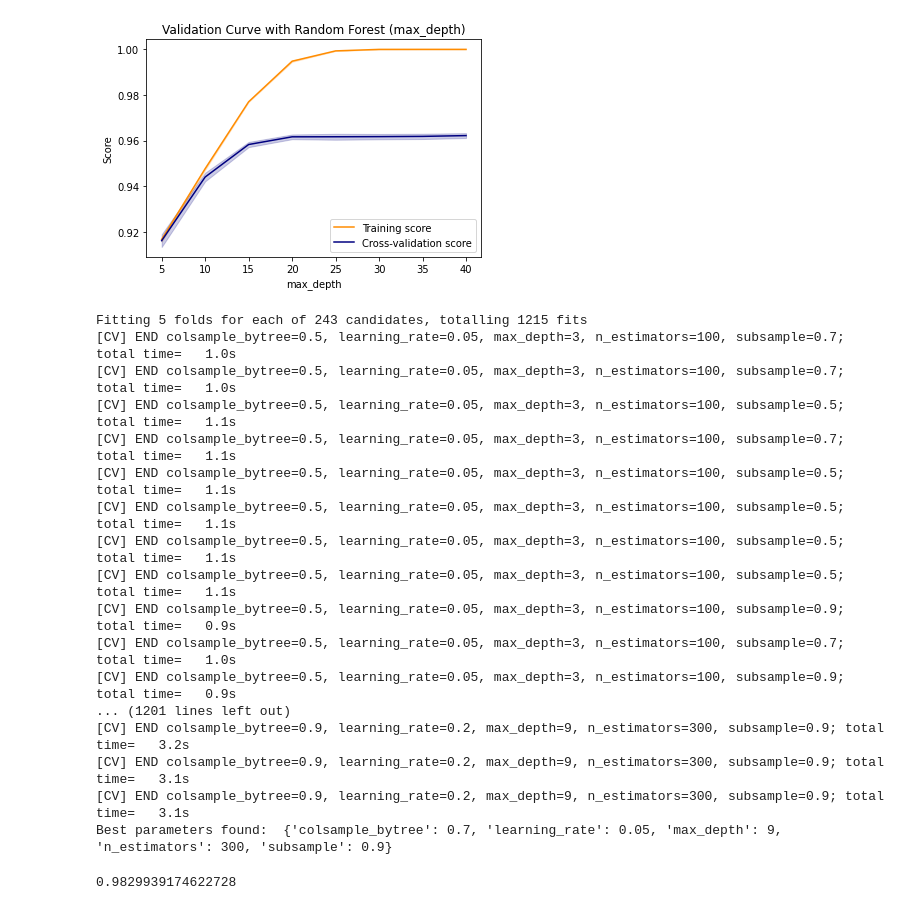
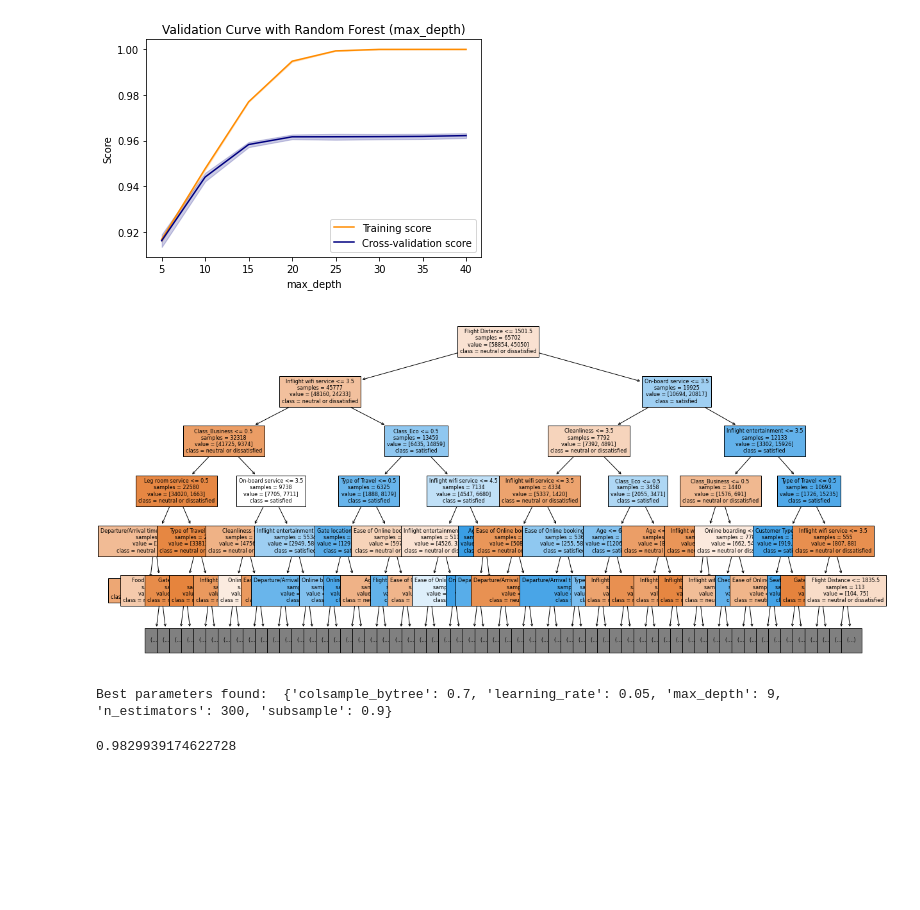
Before and after one commit to Peta0228/Airline-Satisfaction-Prediction, a Jupyter notebook: main.ipynb, the cells around one changed output. Cells and saved outputs as stored; diff of their text form; code cells hidden in the pictures; blank space fills up the shorter version.

```diff
--- a/main.ipynb
+++ b/main.ipynb
@@ -290,6 +275,13 @@ plot_validation_curve(RandomForestClassifier(random_state=5741), train_x, train_
 plot_validation_curve(RandomForestClassifier(random_state=5741), train_x, train_y, "max_depth", np.arange(5, 45, 5))
 # %% [output]
 [figure]
+# %%
+plt.figure(figsize=(20,10))
+plot_tree(best_rf_model.estimators_[0], filled=True, feature_names=train_x.columns, class_names=['neutral or dissatisfied', 'satisfied'],
+          impurity=False, proportion=True, max_depth=5, fontsize=8)
+plt.show()
+# %% [output]
+[figure, added]
 # %%
 xgb = xgb.XGBClassifier(random_state=5741)
 
@@ -300,7 +292,7 @@ param_grid = {
     'subsample': [0.5, 0.7, 0.9],
     'colsample_bytree': [0.5, 0.7, 0.9]
 }
-grid_search = GridSearchCV(estimator=xgb, param_grid=param_grid, cv=5, verbose=2, n_jobs=-1)
+grid_search = GridSearchCV(estimator=xgb, param_grid=param_grid, cv=5, verbose=0, n_jobs=-1)
 
 grid_search.fit(train_x, train_y)
 best_xgb_par = grid_search.best_params_
@@ -308,22 +300,6 @@ best_xgb_model = grid_search.best_estimator_
 
 print("Best parameters found: ", best_xgb_par)
 # %% [output]
-Fitting 5 folds for each of 243 candidates, totalling 1215 fits
-[CV] END colsample_bytree=0.5, learning_rate=0.05, max_depth=3, n_estimators=100, subsample=0.7; total time=   1.0s
-[CV] END colsample_bytree=0.5, learning_rate=0.05, max_depth=3, n_estimators=100, subsample=0.7; total time=   1.0s
-[CV] END colsample_bytree=0.5, learning_rate=0.05, max_depth=3, n_estimators=100, subsample=0.5; total time=   1.1s
-[CV] END colsample_bytree=0.5, learning_rate=0.05, max_depth=3, n_estimators=100, subsample=0.7; total time=   1.1s
-[CV] END colsample_bytree=0.5, learning_rate=0.05, max_depth=3, n_estimators=100, subsample=0.5; total time=   1.1s
-[CV] END colsample_bytree=0.5, learning_rate=0.05, max_depth=3, n_estimators=100, subsample=0.5; total time=   1.1s
-[CV] END colsample_bytree=0.5, learning_rate=0.05, max_depth=3, n_estimators=100, subsample=0.5; total time=   1.1s
-[CV] END colsample_bytree=0.5, learning_rate=0.05, max_depth=3, n_estimators=100, subsample=0.5; total time=   1.1s
-[CV] END colsample_bytree=0.5, learning_rate=0.05, max_depth=3, n_estimators=100, subsample=0.9; total time=   0.9s
-[CV] END colsample_bytree=0.5, learning_rate=0.05, max_depth=3, n_estimators=100, subsample=0.7; total time=   1.0s
-[CV] END colsample_bytree=0.5, learning_rate=0.05, max_depth=3, n_estimators=100, subsample=0.9; total time=   0.9s
-... (1201 lines left out)
-[CV] END colsample_bytree=0.9, learning_rate=0.2, max_depth=9, n_estimators=300, subsample=0.9; total time=   3.2s
-[CV] END colsample_bytree=0.9, learning_rate=0.2, max_depth=9, n_estimators=300, subsample=0.9; total time=   3.1s
-[CV] END colsample_bytree=0.9, learning_rate=0.2, max_depth=9, n_estimators=300, subsample=0.9; total time=   3.1s
 Best parameters found:  {'colsample_bytree': 0.7, 'learning_rate': 0.05, 'max_depth': 9, 'n_estimators': 300, 'subsample': 0.9}
 # %%
 accuracy_score(train_y, best_xgb_model.predict(train_x))
```
Also changed, not shown: parts of 6 cells of this notebook, 1 other file.
